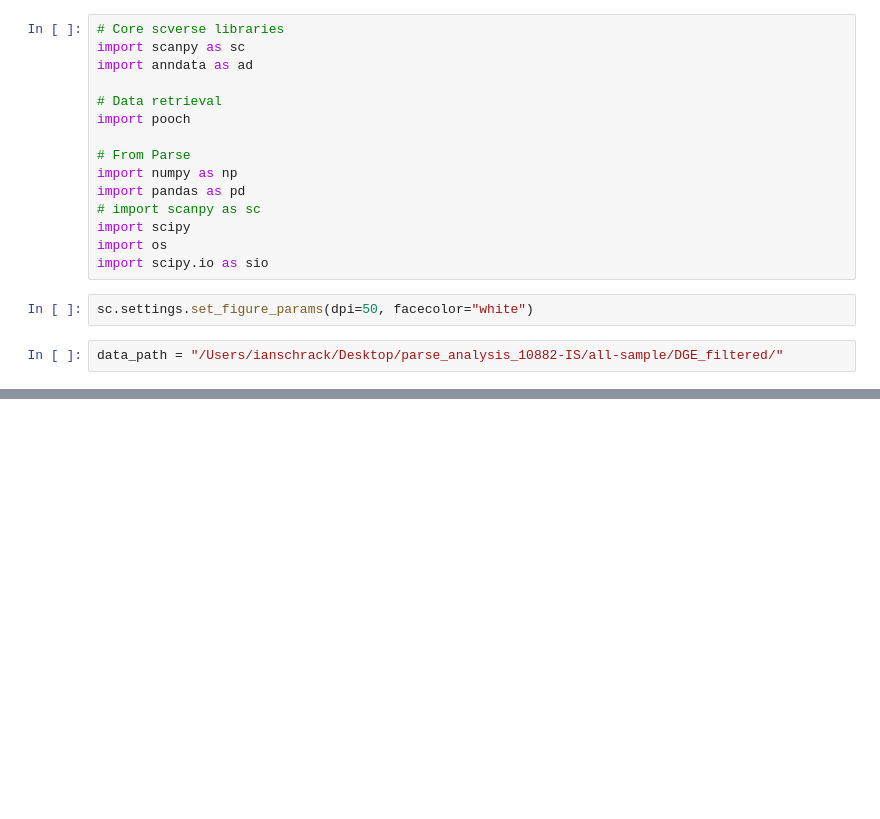
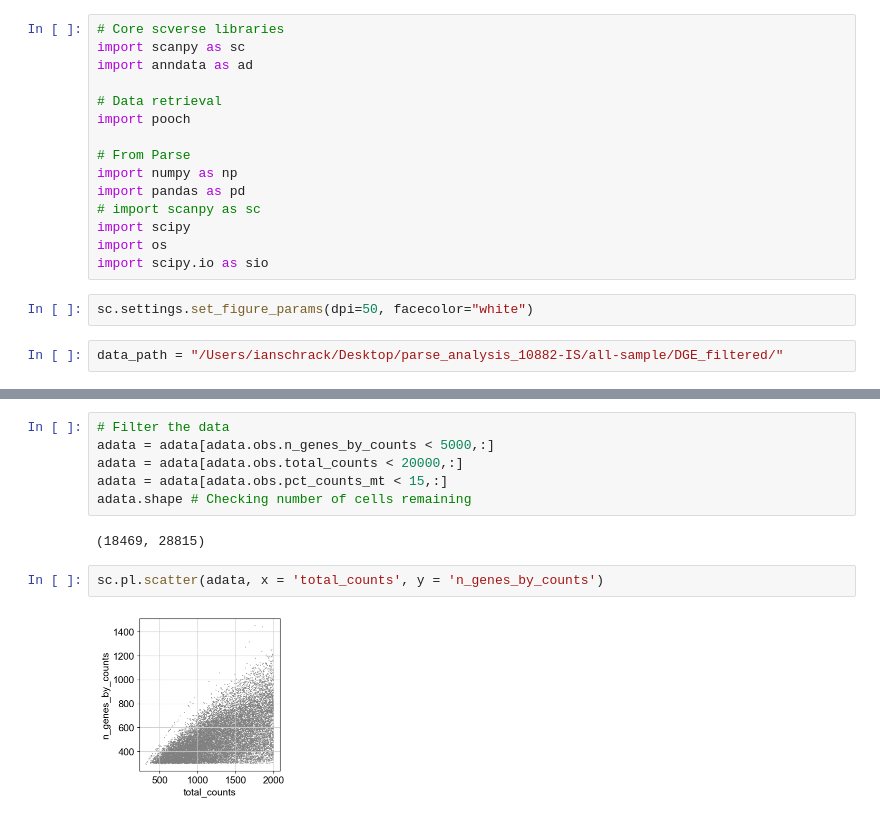
Before and after one commit to ischrack/ML-4T1-Parse-scRNAseq, a Jupyter notebook: Codes/ML-Pipeline_4T1-scRNA-Parsev3DropSeq-Integrated.ipynb, the cells around one changed output, grey strips where cells are left out. Saved outputs shown, nothing was run; the diff lists cells and outputs as text; blank space fills up the shorter version.

```diff
--- a/Codes/ML-Pipeline_4T1-scRNA-Parsev3DropSeq-Integrated.ipynb
+++ b/Codes/ML-Pipeline_4T1-scRNA-Parsev3DropSeq-Integrated.ipynb
@@ -48,0 +108,12 @@ gene_data = gene_data[gene_data.gene_name.notnull()]
+# %%
+# Filter the data
+adata = adata[adata.obs.n_genes_by_counts < 5000,:]
+adata = adata[adata.obs.total_counts < 20000,:]
+adata = adata[adata.obs.pct_counts_mt < 15,:]
+adata.shape # Checking number of cells remaining
+# %% [output]
+(18469, 28815)
+# %%
+sc.pl.scatter(adata, x = 'total_counts', y = 'n_genes_by_counts')
+# %% [output]
+[figure, added]
```
Also changed, not shown: parts of 8 cells of this notebook.
